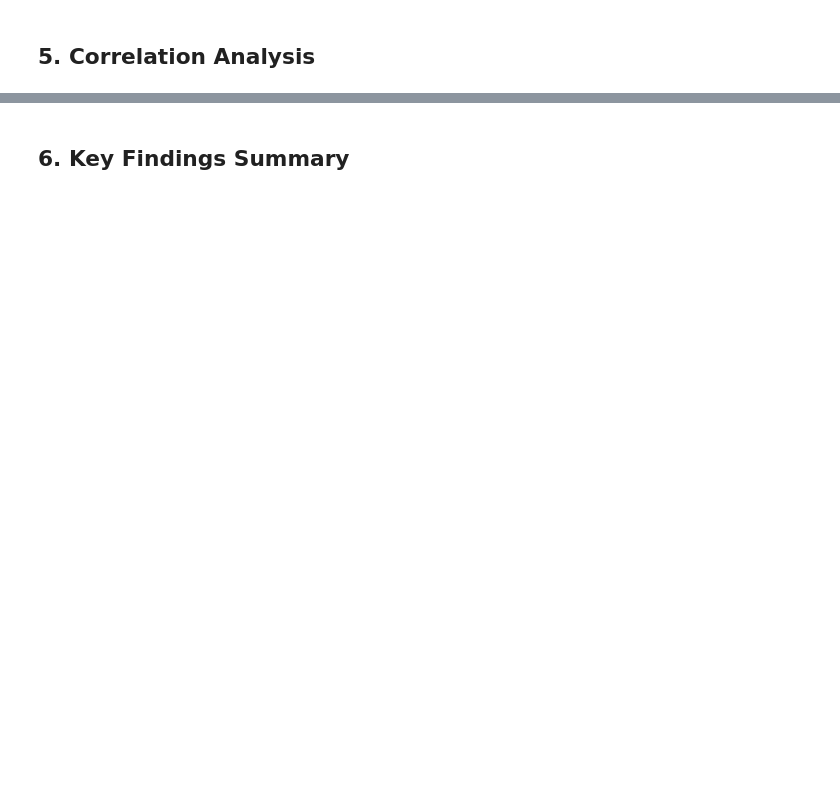
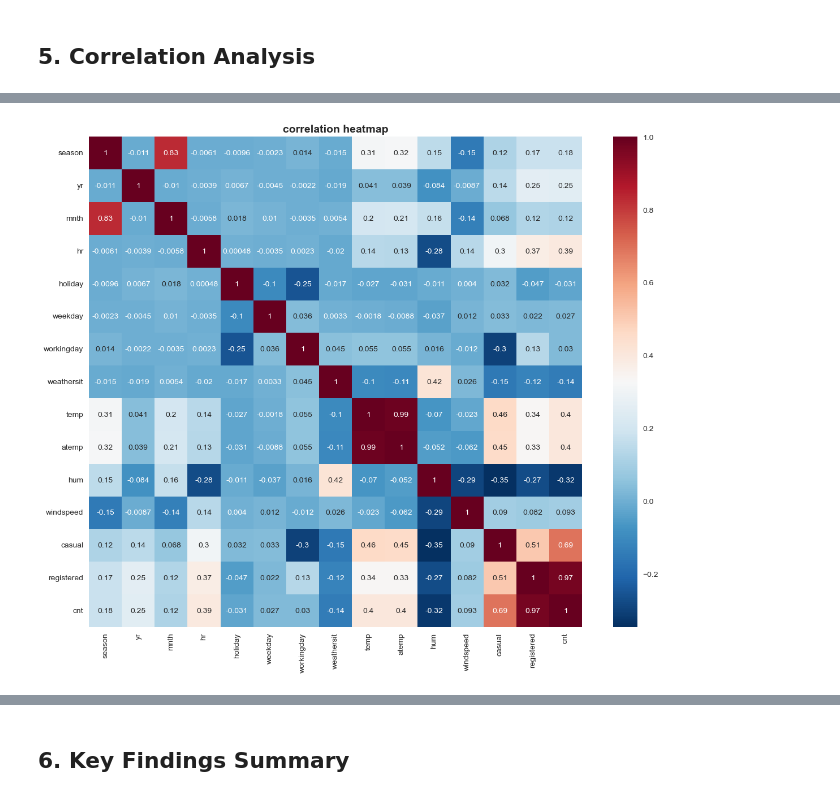
Before and after one commit to MTSU-DATA4950-Capstone-Spring2026/Team4-R2_BikeSharingDemand, a Jupyter notebook: notebooks/01_eda.ipynb, the cells around one changed output, grey strips where cells are left out. Saved outputs shown, nothing was run; the diff lists cells and outputs as text; code cells hidden in the pictures; blank space fills up the shorter version.

```diff
--- a/notebooks/01_eda.ipynb
+++ b/notebooks/01_eda.ipynb
@@ -268,0 +375,3 @@ For the majority of hours, rentals fall between 50 and just under 300 bikes (the
+# %%
+# calculate correlation matrix
+correlation_matrix = df.select_dtypes(include={'int', 'float'}).drop(columns=['instant']).corr()
@@ -268,0 +398,9 @@ For the majority of hours, rentals fall between 50 and just under 300 bikes (the
+# %%
+# display heatmap
+plt.figure(figsize=(12,10))
+sns.heatmap(correlation_matrix, annot=True, cmap='RdBu_r')
+plt.title('correlation heatmap', fontsize=14, fontweight='bold')
+plt.tight_layout()
+plt.show()
+# %% [output]
+[figure, added]
```
Also changed, not shown: parts of 16 cells of this notebook, 1 other file.
